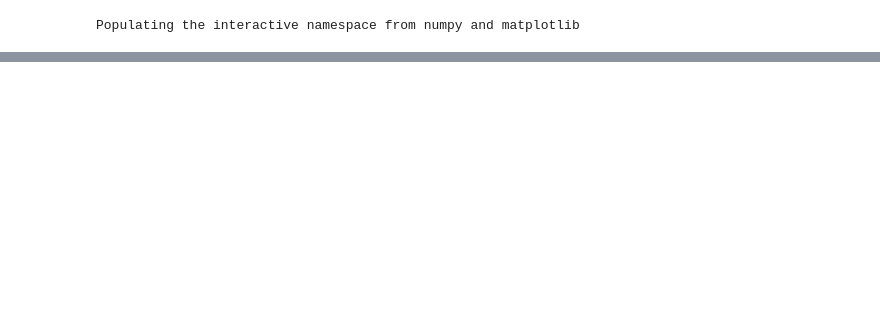
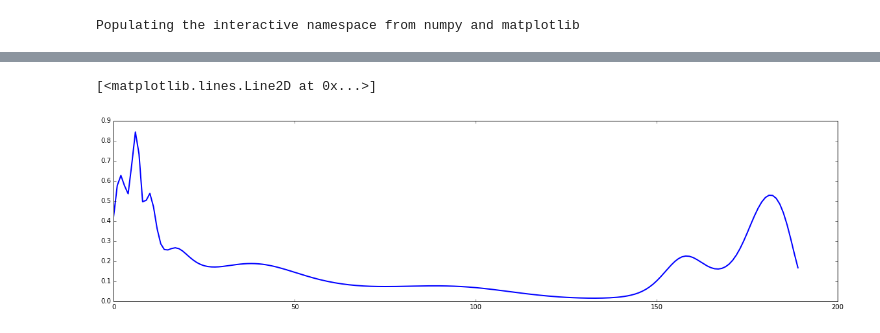
Before and after one commit to Mogball/Mandelbrot, a Jupyter notebook: NeuralNetwork Data Modelling.ipynb, the cells around one changed output, grey strips where cells are left out. Saved outputs shown, nothing was run; the diff lists cells and outputs as text; code cells hidden in the pictures; blank space fills up the shorter version.

```diff
--- a/NeuralNetwork Data Modelling.ipynb
+++ b/NeuralNetwork Data Modelling.ipynb
@@ -301,0 +337,6 @@ L = NN.costFunctionPrime(X, Y)
+# %%
+figure(figsize=(20, 5))
+plot(sample, linewidth=2)
+# %% [output]
+[<matplotlib.lines.Line2D at 0x...>]
+[figure, added]
```
Also changed, not shown: parts of 22 cells of this notebook.
